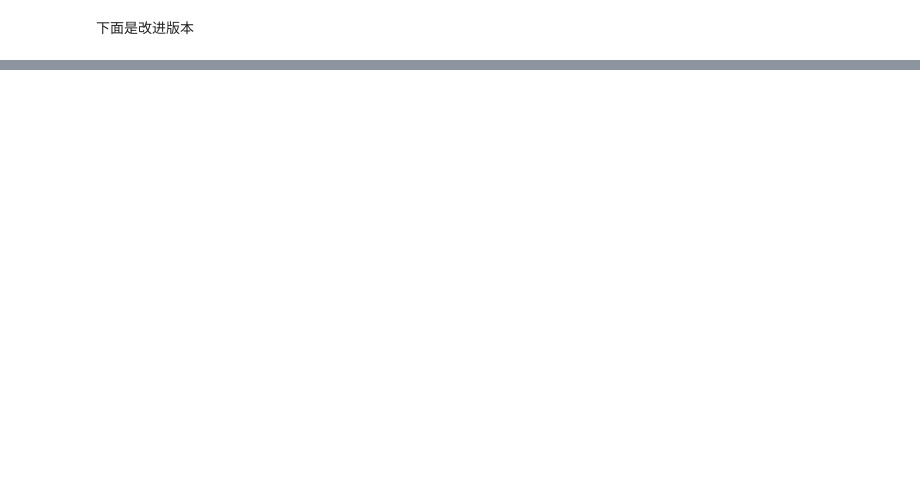
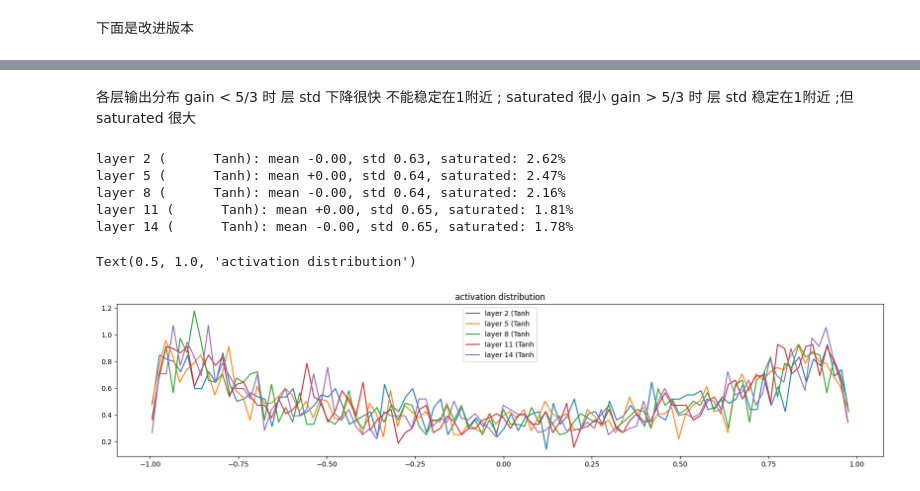
Before and after one commit to Vincent11499/mygrad, a Jupyter notebook: makemore_3.ipynb, the cells around one changed output, grey strips where cells are left out. Cells and saved outputs as stored; diff of their text form; code cells hidden in the pictures; blank space fills up the shorter version.

```diff
--- a/makemore_3.ipynb
+++ b/makemore_3.ipynb
@@ -234,0 +134,6 @@ for p in parameters:
+# %%
+
+C = C.to(device)
+Xtr, Ytr = Xtr.to(device), Ytr.to(device)
+Xdev, Ydev = Xdev.to(device), Ydev.to(device)
+Xte, Yte = Xte.to(device), Yte.to(device)
@@ -293,0 +414,6 @@ plt.plot(lossi)
+# %%
+
+C = C.to(device)
+Xtr, Ytr = Xtr.to(device), Ytr.to(device)
+Xdev, Ydev = Xdev.to(device), Ydev.to(device)
+Xte, Yte = Xte.to(device), Yte.to(device)
@@ -293,0 +511,20 @@ plt.plot(lossi)
+# %%
+# sample from the model
+g = torch.Generator().manual_seed(2147483647 + 10)
+
+for _ in range(20):
+
+  out = []
+  context = [0] * block_size  # initialize with all ...
+  while True:
+    emb = C[torch.tensor([context])]  # (1,block_size,d)
+    h = torch.tanh(emb.view(1, -1) @ W1 + b1)
+    logits = h @ W2 + b2
+    probs = F.softmax(logits, dim=1)
+    ix = torch.multinomial(probs, num_samples=1, generator=g).item()
+    context = context[1:] + [ix]
+    out.append(ix)
+    if ix == 0:
+      break
+
+  print(''.join(itos[i] for i in out))
@@ -293,0 +680,24 @@ plt.plot(lossi)
+# %% [markdown]
+各层输出分布
+gain < 5/3 时    层 std 下降很快 不能稳定在1附近 ; saturated 很小
+gain > 5/3 时    层 std 稳定在1附近            ;但saturated 很大
+# %%
+plt.figure(figsize=(20, 4)) # width and height of the plot
+legends = []
+for i, layer in enumerate(layers[:-1]): # note: exclude the output layer
+  if isinstance(layer, Tanh):
+    t = layer.out  # [32, 100]
+    print('layer %d (%10s): mean %+.2f, std %.2f, saturated: %.2f%%' % (i, layer.__class__.__name__, t.mean(), t.std(), (t.abs() > 0.97).float().  mean()*100))
+    hy, hx = torch.histogram(t, density=True)   # z直接将 32 * 100 一起统计
+    plt.plot(hx[:-1].detach(), hy.detach())
+    legends.append(f'layer {i} ({layer.__class__.__name__}')
+plt.legend(legends);
+plt.title('activation distribution')
+# %% [output]
+layer 2 (      Tanh): mean -0.00, std 0.63, saturated: 2.62%
+layer 5 (      Tanh): mean +0.00, std 0.64, saturated: 2.47%
+layer 8 (      Tanh): mean -0.00, std 0.64, saturated: 2.16%
+layer 11 (      Tanh): mean +0.00, std 0.65, saturated: 1.81%
+layer 14 (      Tanh): mean -0.00, std 0.65, saturated: 1.78%
+Text(0.5, 1.0, 'activation distribution')
+[figure, added]
```
Also changed, not shown: parts of 70 cells of this notebook.
